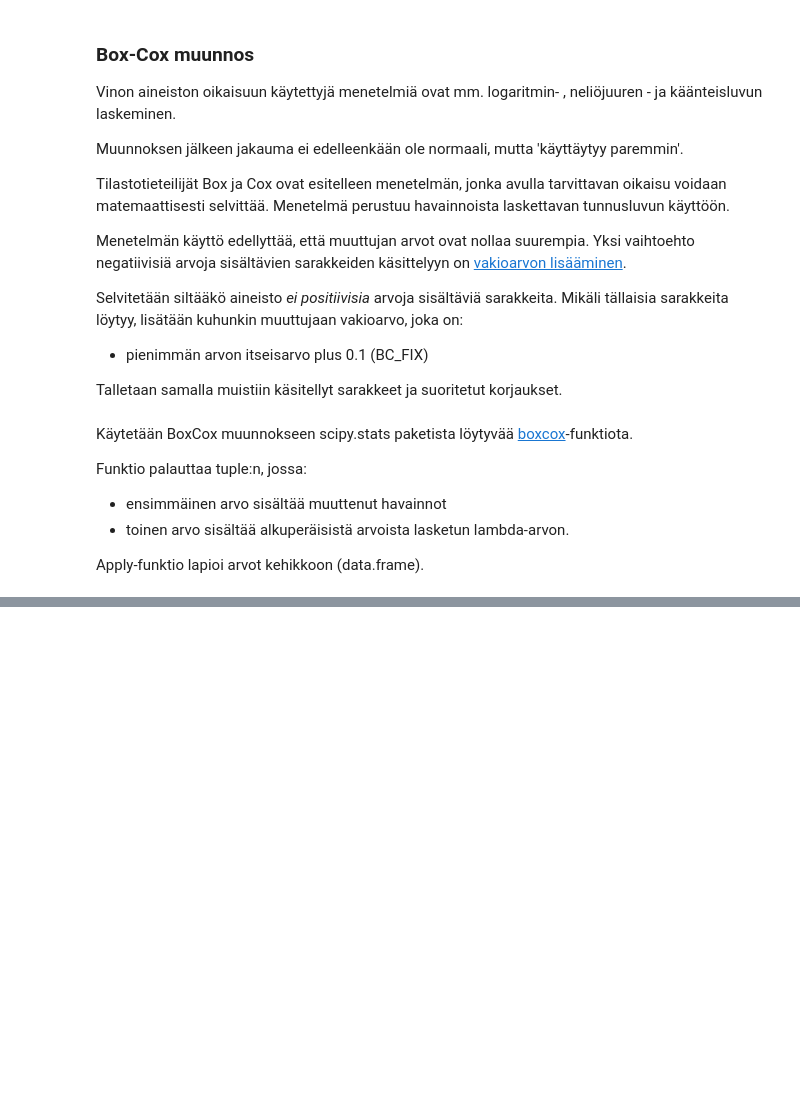
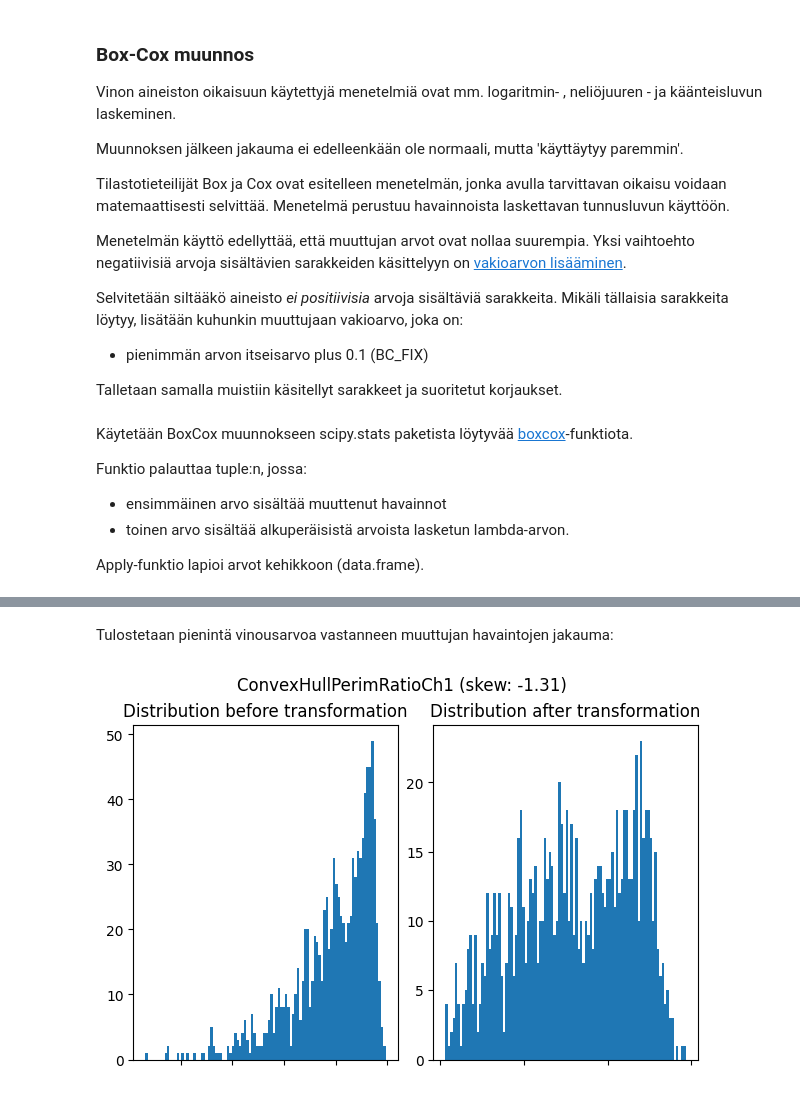
Before and after one commit to RaimoHaikari/data-analytiikka, a Jupyter notebook: applied-predictive-modelling/data-pre-processing.ipynb, the cells around one changed output, grey strips where cells are left out. Saved outputs shown, nothing was run; the diff lists cells and outputs as text; code cells hidden in the pictures; blank space fills up the shorter version.

```diff
--- a/applied-predictive-modelling/data-pre-processing.ipynb
+++ b/applied-predictive-modelling/data-pre-processing.ipynb
@@ -194,0 +184,8 @@ plt.hist(dfBoxCoxTF.iloc[0,:]['KurtIntenCh1'], **kwargs);
+# %% [markdown]
+Tulostetaan pienintä vinousarvoa vastanneen muuttujan havaintojen jakauma:
+# %%
+_name = list(skewValues.nsmallest(1).index)[0]
+_value = skewValues.nsmallest(1).values[0]
+printBCTransformationHistograms(_name, _value)
+# %% [output]
+[figure, added]
```
Also changed, not shown: parts of 15 cells of this notebook.
